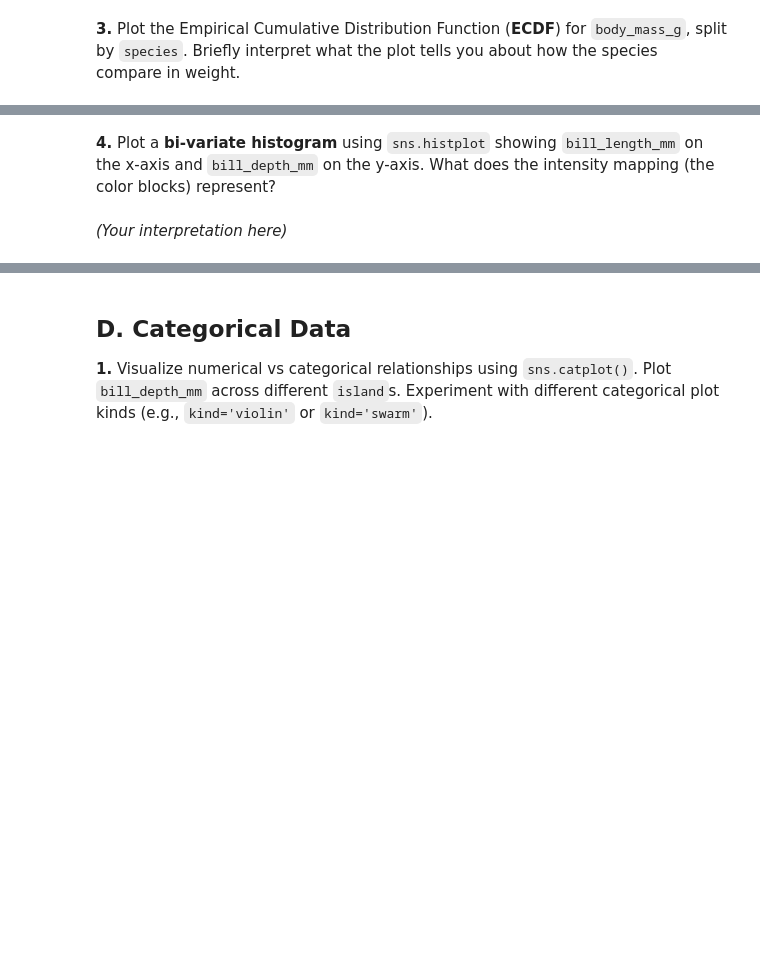
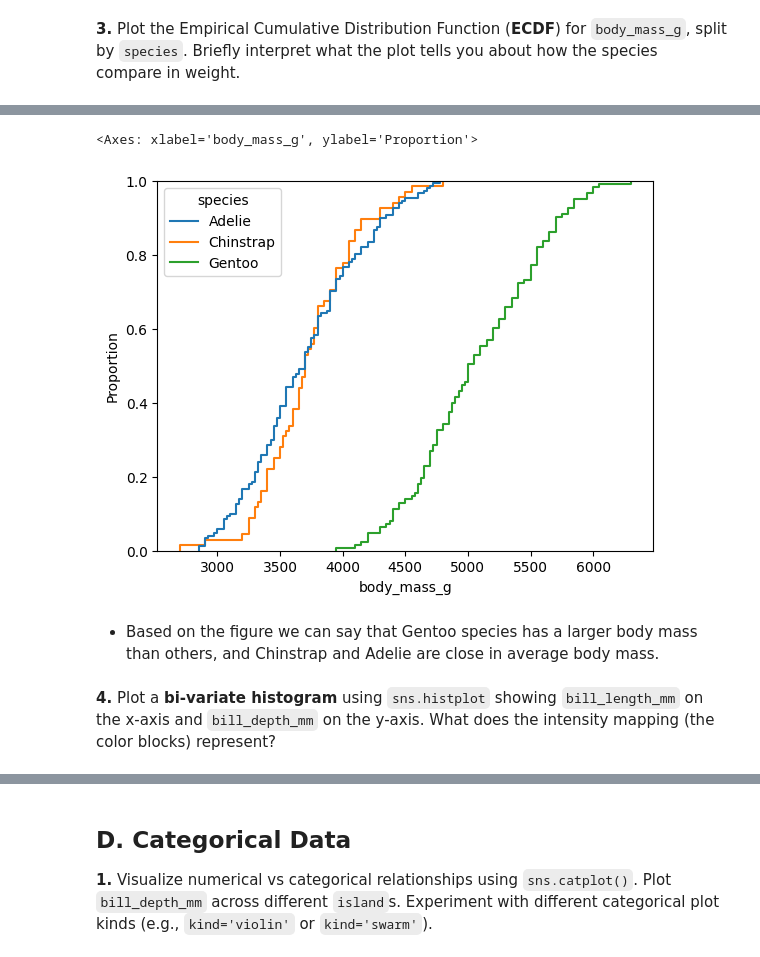
Before and after one commit to Rmalyahya/B5, a Jupyter notebook: student/m3-2_exercise.ipynb, the cells around one changed output, grey strips where cells are left out. Drawn from its saved outputs; the diff is of its cells as text; code cells hidden in the pictures; blank space fills up the shorter version.

```diff
--- a/student/m3-2_exercise.ipynb
+++ b/student/m3-2_exercise.ipynb
@@ -109,3 +135,18 @@ plt.show()
+# %%
+# YOUR CODE
+fig, ax = plt.subplots()
+
+sns.ecdfplot(
+    data = df,
+    x = 'body_mass_g',
+    hue = 'species',
+    ax = ax
+)
+# %% [output]
+<Axes: xlabel='body_mass_g', ylabel='Proportion'>
+[figure, added]
+# %% [markdown]
+- Based on the figure we can say that Gentoo species has a larger body mass than others, and Chinstrap and Adelie are close in average body mass.
 # %% [markdown]
 
 **4.** Plot a **bi-variate histogram** using `sns.histplot` showing `bill_length_mm` on the x-axis and `bill_depth_mm` on the y-axis. What does the intensity mapping (the color blocks) represent?
@@ -114,4 +152,0 @@ plt.show()
-# %% [markdown]
-
-
-*(Your interpretation here)*
```
Also changed, not shown: parts of 9 cells of this notebook.
